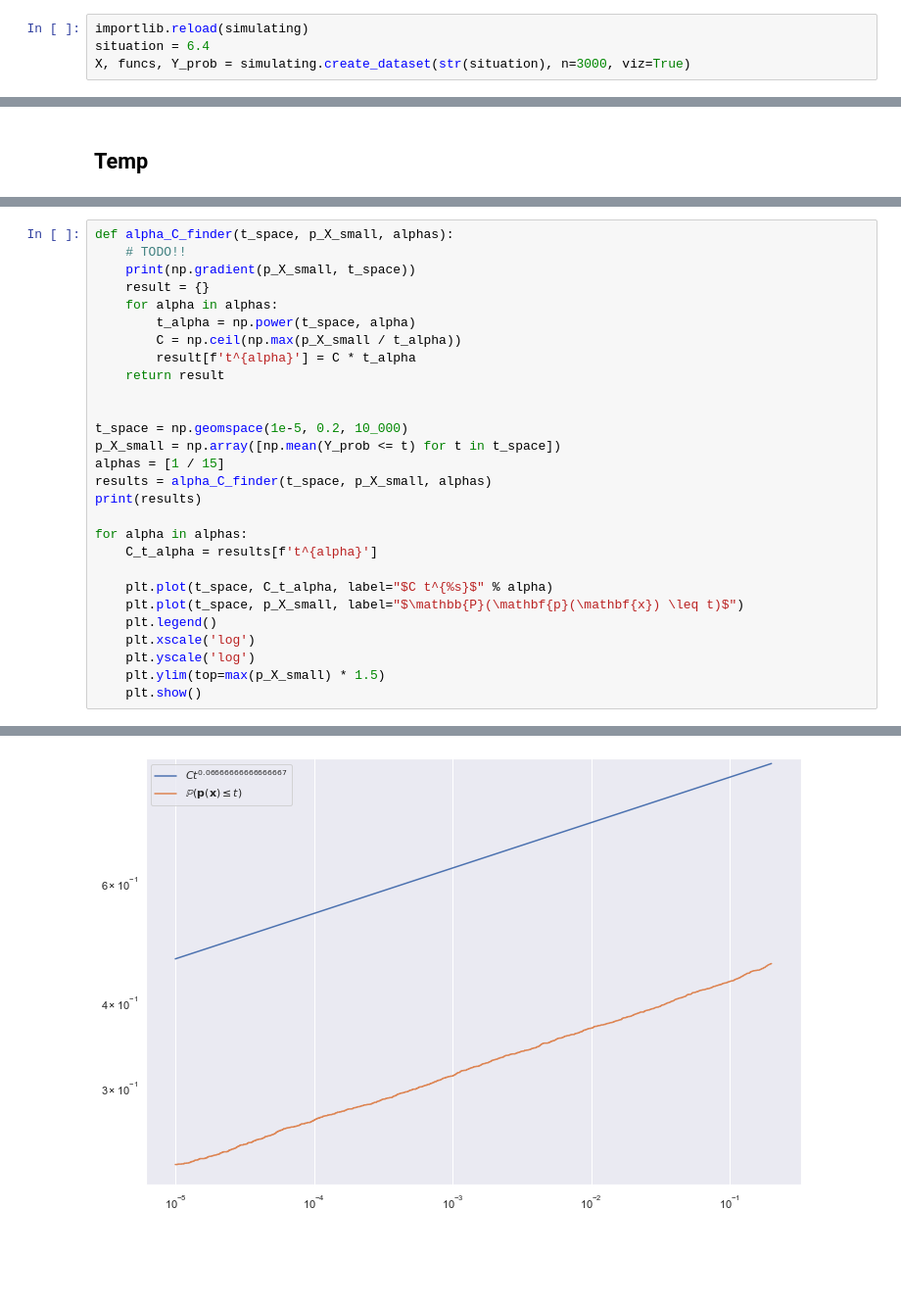
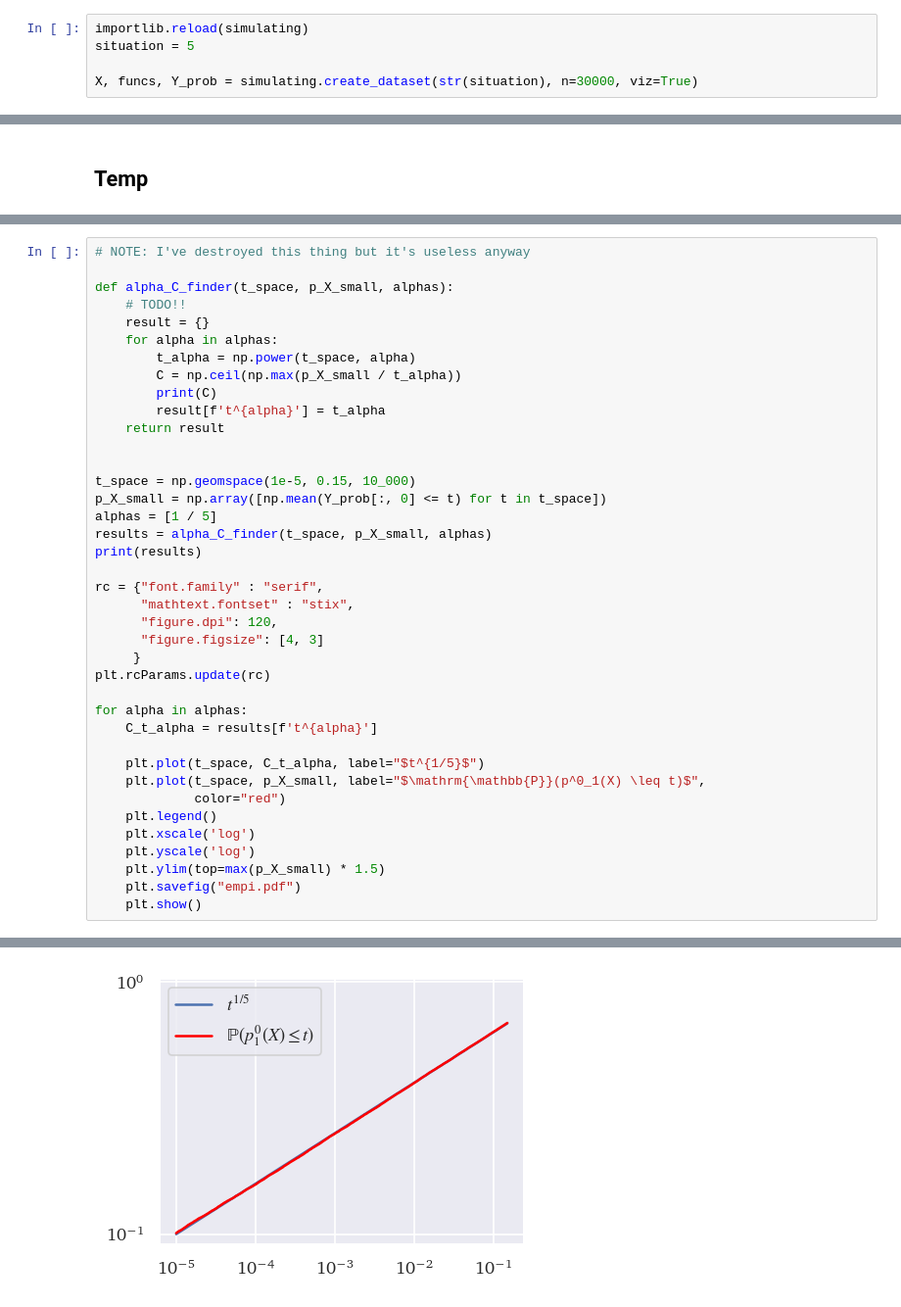
Before and after one commit to bramotten/Testing-NN-Classification-Theory, a Jupyter notebook: play.ipynb, the cells around one changed output, grey strips where cells are left out. Shown at 98% size. Drawn from its saved outputs; the diff is of its cells as text; blank space fills up the shorter version.

Commit message:
mostly plot stuff? Not great

```diff
--- a/play.ipynb
+++ b/play.ipynb
@@ -13,6 +13,7 @@ from real_stuff.basic_imports import *
 import importlib  # doesn't work too well in Colab
 # %%
 importlib.reload(simulating)
-situation = 6.4
-X, funcs, Y_prob = simulating.create_dataset(str(situation), n=3000, viz=True)
+situation = 5
+
+X, funcs, Y_prob = simulating.create_dataset(str(situation), n=30000, viz=True)
 # %% [output]
@@ -119,29 +106,40 @@ s: [143.5, 155.5]
 # %%
+# NOTE: I've destroyed this thing but it's useless anyway
+
 def alpha_C_finder(t_space, p_X_small, alphas):
     # TODO!!
-    print(np.gradient(p_X_small, t_space))
     result = {}
     for alpha in alphas:
         t_alpha = np.power(t_space, alpha)
         C = np.ceil(np.max(p_X_small / t_alpha))
-        result[f't^{alpha}'] = C * t_alpha
+        print(C)
+        result[f't^{alpha}'] = t_alpha
     return result
 
 
-t_space = np.geomspace(1e-5, 0.2, 10_000)
-p_X_small = np.array([np.mean(Y_prob <= t) for t in t_space])
-alphas = [1 / 15]
+t_space = np.geomspace(1e-5, 0.15, 10_000)
+p_X_small = np.array([np.mean(Y_prob[:, 0] <= t) for t in t_space])
+alphas = [1 / 5]
 results = alpha_C_finder(t_space, p_X_small, alphas)
 print(results)
+
+rc = {"font.family" : "serif",
+      "mathtext.fontset" : "stix",
+      "figure.dpi": 120,
+      "figure.figsize": [4, 3]
+     }
+plt.rcParams.update(rc)
 
 for alpha in alphas:
     C_t_alpha = results[f't^{alpha}']
 
-    plt.plot(t_space, C_t_alpha, label="$C t^{%s}$" % alpha)
-    plt.plot(t_space, p_X_small, label="$\mathbb{P}(\mathbf{p}(\mathbf{x}) \leq t)$")
+    plt.plot(t_space, C_t_alpha, label="$t^{1/5}$")
+    plt.plot(t_space, p_X_small, label="$\mathrm{\mathbb{P}}(p^0_1(X) \leq t)$",
+             color="red")
     plt.legend()
     plt.xscale('log')
     plt.yscale('log')
     plt.ylim(top=max(p_X_small) * 1.5)
+    plt.savefig("empi.pdf")
     plt.show()
 # %% [output]
@@ -152,3 +149,3 @@ for alpha in alphas:
-[figure, old version]
+[figure, new version]
 # %%
 !python test.py 6.8
```
Also changed, not shown: parts of 8 cells of this notebook, 4 other files.
